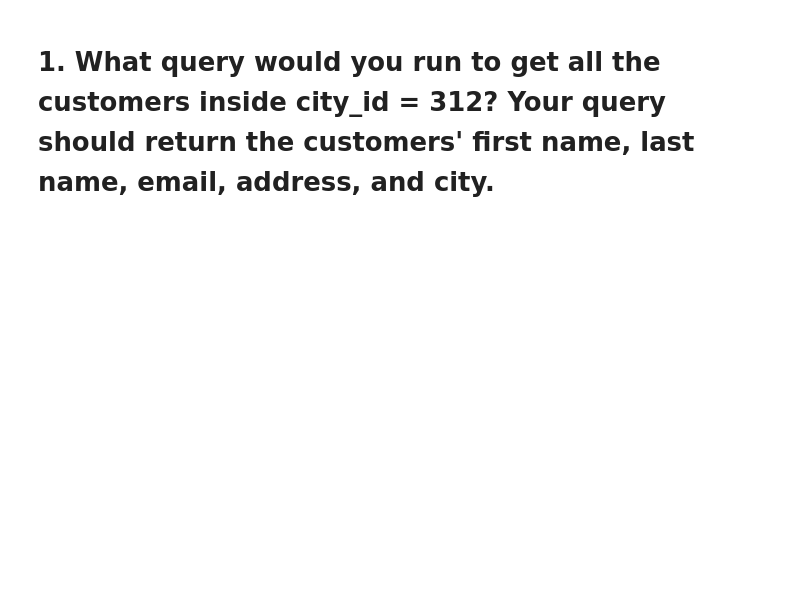
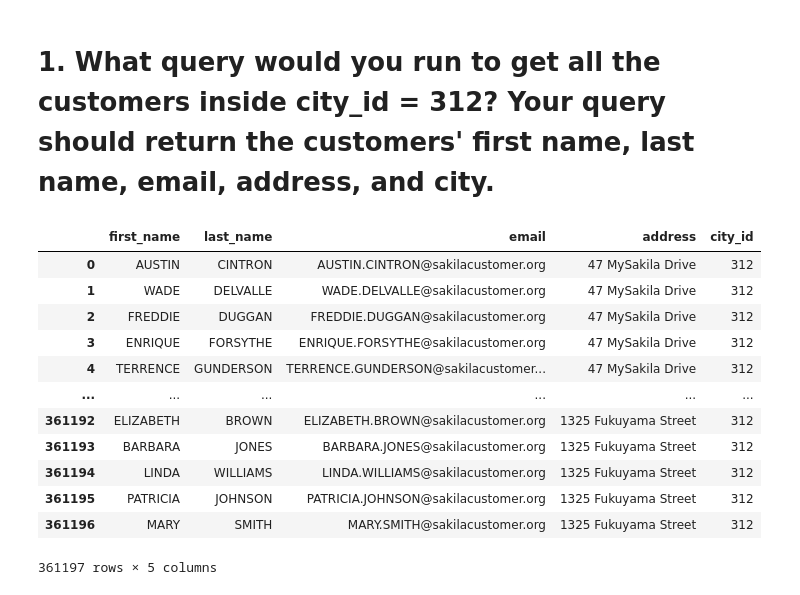
Before and after one commit to ChrisDaVillager/Core-Sakila, a Jupyter notebook: Core - Sakila.ipynb, the cells around one changed output. Cells and saved outputs as stored; diff of their text form; code cells hidden in the pictures; blank space fills up the shorter version.

```diff
--- a/Core - Sakila.ipynb
+++ b/Core - Sakila.ipynb
@@ -35,3 +38,24 @@ pd.read_sql(q, engine)
 ![png](sakila-db-model.png)
 # %% [markdown]
 # 1. What query would you run to get all the customers inside city_id = 312? Your query should return the customers' first name, last name, email, address, and city.
+# %%
+a = """
+SELECT customer.first_name, customer.last_name, customer.email, address.address, city.city_id
+FROM customer, address, city
+WHERE city.city_id= '312'
+"""
+pd.read_sql(a, engine)
+# %% [output]
+|  | first_name | last_name | email | address | city_id |
+| 0 | AUSTIN | CINTRON | AUSTIN.CINTRON@sakilacustomer.org | 47 MySakila Drive | 312 |
+| 1 | WADE | DELVALLE | WADE.DELVALLE@sakilacustomer.org | 47 MySakila Drive | 312 |
+| 2 | FREDDIE | DUGGAN | FREDDIE.DUGGAN@sakilacustomer.org | 47 MySakila Drive | 312 |
+| 3 | ENRIQUE | FORSYTHE | ENRIQUE.FORSYTHE@sakilacustomer.org | 47 MySakila Drive | 312 |
+| 4 | TERRENCE | GUNDERSON | TERRENCE.GUNDERSON@sakilacustomer... | 47 MySakila Drive | 312 |
+| ... | ... | ... | ... | ... | ... |
+| 361192 | ELIZABETH | BROWN | ELIZABETH.BROWN@sakilacustomer.org | 1325 Fukuyama Street | 312 |
+| 361193 | BARBARA | JONES | BARBARA.JONES@sakilacustomer.org | 1325 Fukuyama Street | 312 |
+| 361194 | LINDA | WILLIAMS | LINDA.WILLIAMS@sakilacustomer.org | 1325 Fukuyama Street | 312 |
+| 361195 | PATRICIA | JOHNSON | PATRICIA.JOHNSON@sakilacustomer.org | 1325 Fukuyama Street | 312 |
+| 361196 | MARY | SMITH | MARY.SMITH@sakilacustomer.org | 1325 Fukuyama Street | 312 |
+361197 rows × 5 columns
```
Also changed, not shown: parts of 11 cells of this notebook.
